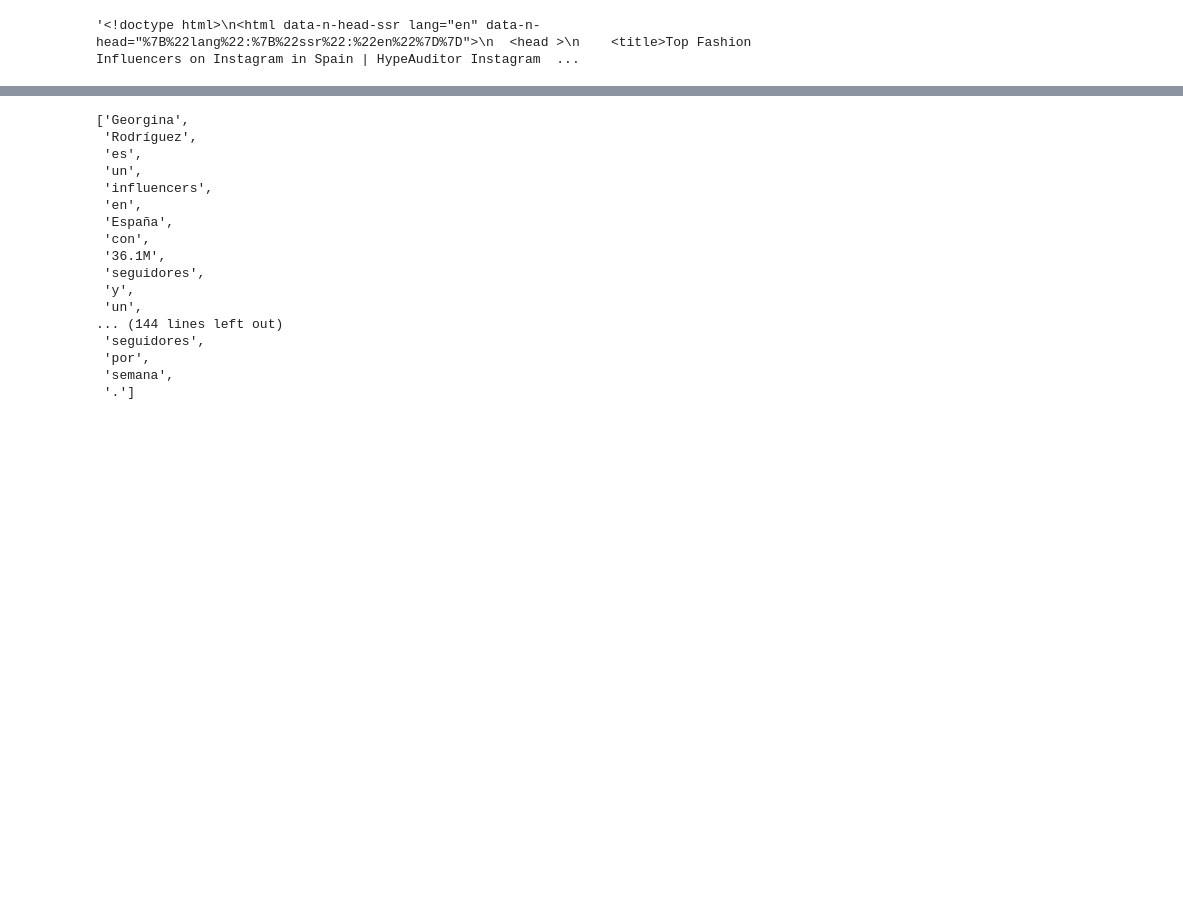
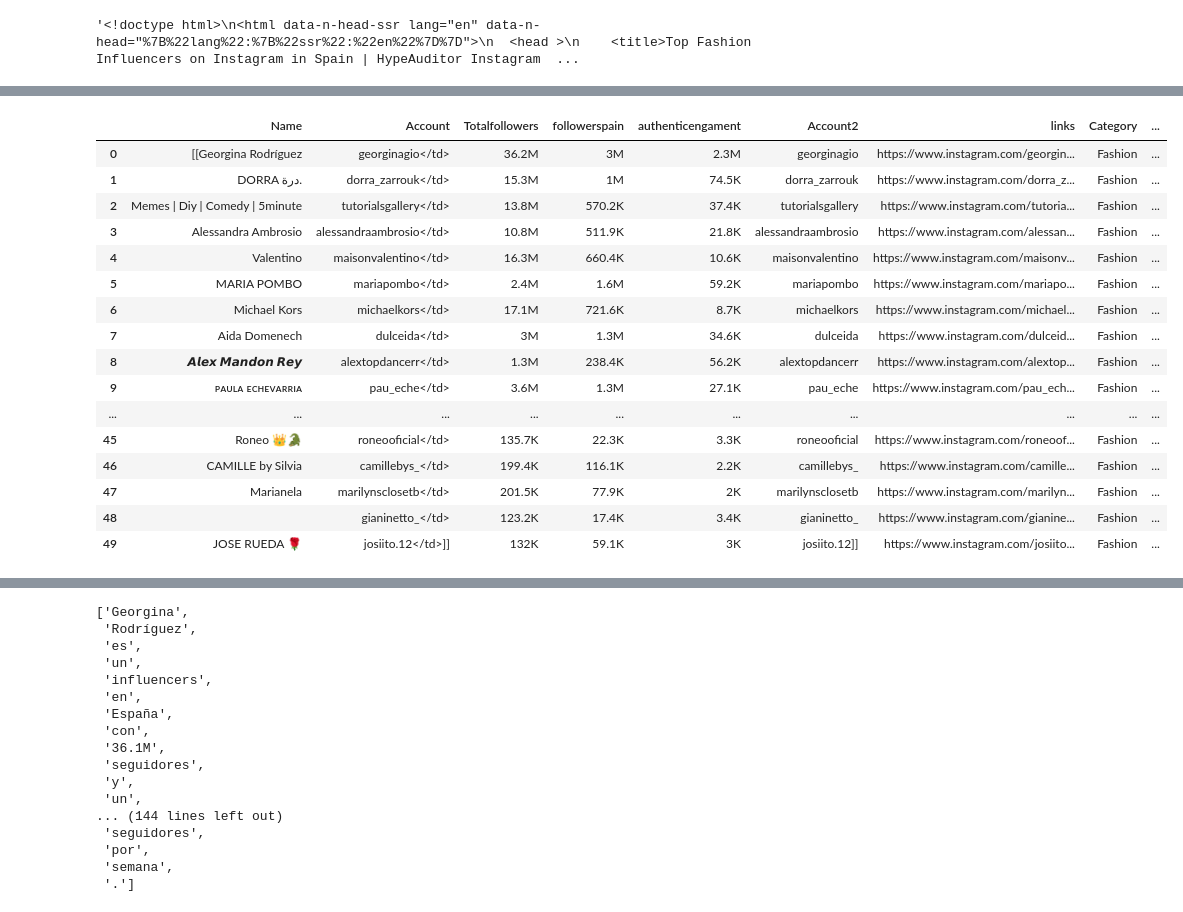
Before and after one commit to MpiPuin12/Marc-Puyol-Iniesta, a Jupyter notebook: Final Project2-3.ipynb, the cells around one changed output, grey strips where cells are left out. Cells and saved outputs as stored; diff of their text form; code cells hidden in the pictures; blank space fills up the shorter version.

```diff
--- a/Final Project2-3.ipynb
+++ b/Final Project2-3.ipynb
@@ -471,6 +459,26 @@ from selenium.webdriver.chrome.service import Service
 from webdriver_manager.chrome import ChromeDriverManager
 import time
 from tqdm import tqdm
+# %%
+dataFashionspa
+# %% [output]
+|  | Name | Account | Totalfollowers | followerspain | authenticengament | Account2 | links | Category | ... |
+| 0 | [[Georgina Rodríguez | georginagio</td> | 36.2M | 3M | 2.3M | georginagio | https://www.instagram.com/georgin... | Fashion | ... |
+| 1 | DORRA درة. | dorra_zarrouk</td> | 15.3M | 1M | 74.5K | dorra_zarrouk | https://www.instagram.com/dorra_z... | Fashion | ... |
+| 2 | Memes | Diy | Comedy | 5minute | tutorialsgallery</td> | 13.8M | 570.2K | 37.4K | tutorialsgallery | https://www.instagram.com/tutoria... | Fashion | ... |
+| 3 | Alessandra Ambrosio | alessandraambrosio</td> | 10.8M | 511.9K | 21.8K | alessandraambrosio | https://www.instagram.com/alessan... | Fashion | ... |
+| 4 | Valentino | maisonvalentino</td> | 16.3M | 660.4K | 10.6K | maisonvalentino | https://www.instagram.com/maisonv... | Fashion | ... |
+| 5 | MARIA POMBO | mariapombo</td> | 2.4M | 1.6M | 59.2K | mariapombo | https://www.instagram.com/mariapo... | Fashion | ... |
+| 6 | Michael Kors | michaelkors</td> | 17.1M | 721.6K | 8.7K | michaelkors | https://www.instagram.com/michael... | Fashion | ... |
+| 7 | Aida Domenech | dulceida</td> | 3M | 1.3M | 34.6K | dulceida | https://www.instagram.com/dulceid... | Fashion | ... |
+| 8 | 𝘼𝙡𝙚𝙭 𝙈𝙖𝙣𝙙𝙤𝙣 𝙍𝙚𝙮 | alextopdancerr</td> | 1.3M | 238.4K | 56.2K | alextopdancerr | https://www.instagram.com/alextop... | Fashion | ... |
+| 9 | ᴘᴀᴜʟᴀ ᴇᴄʜᴇᴠᴀʀʀɪᴀ | pau_eche</td> | 3.6M | 1.3M | 27.1K | pau_eche | https://www.instagram.com/pau_ech... | Fashion | ... |
+| ... | ... | ... | ... | ... | ... | ... | ... | ... | ... |
+| 45 | Roneo 👑🐊 | roneooficial</td> | 135.7K | 22.3K | 3.3K | roneooficial | https://www.instagram.com/roneoof... | Fashion | ... |
+| 46 | CAMILLE by Silvia | camillebys_</td> | 199.4K | 116.1K | 2.2K | camillebys_ | https://www.instagram.com/camille... | Fashion | ... |
+| 47 | Marianela | marilynsclosetb</td> | 201.5K | 77.9K | 2K | marilynsclosetb | https://www.instagram.com/marilyn... | Fashion | ... |
+| 48 |  | gianinetto_</td> | 123.2K | 17.4K | 3.4K | gianinetto_ | https://www.instagram.com/gianine... | Fashion | ... |
+| 49 | JOSE RUEDA 🌹 | josiito.12</td>]] | 132K | 59.1K | 3K | josiito.12]] | https://www.instagram.com/josiito... | Fashion | ... |
 # %%
 def Webscrapping():
     Modelo2=[]
```
Also changed, not shown: parts of 27 cells of this notebook.
